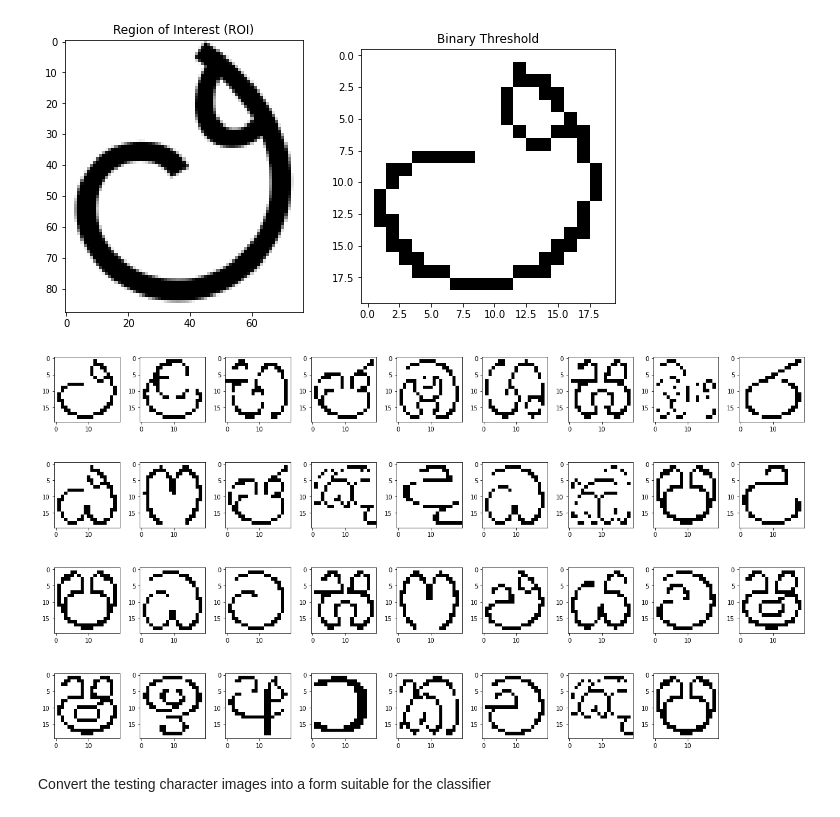
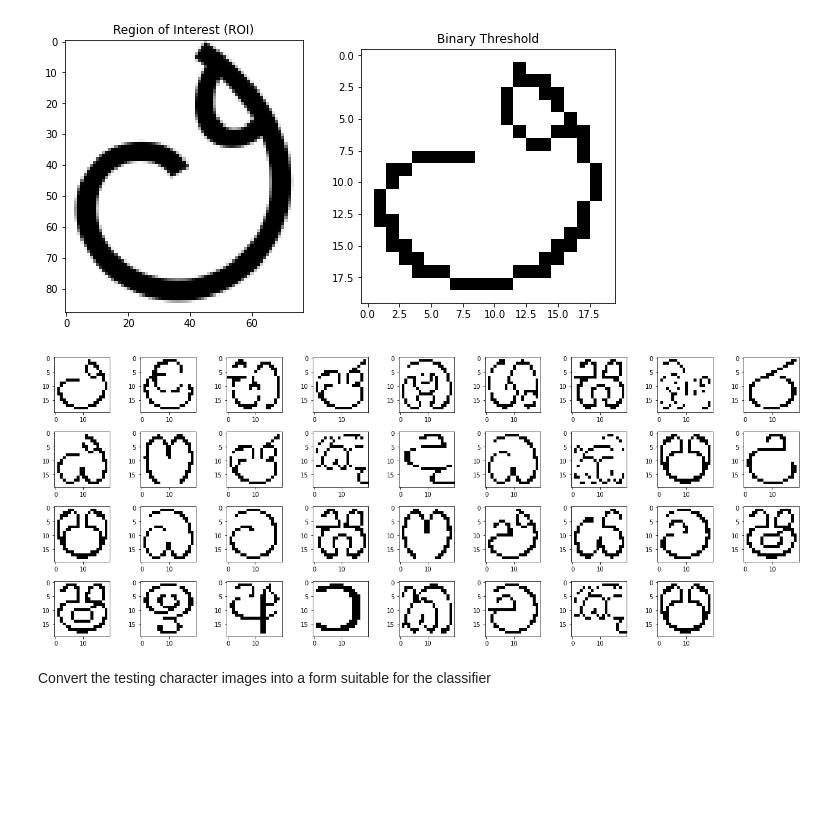
Before and after one commit to TomMakesThings/Sinhala-Optical-Character-Recognition, a Jupyter notebook: SinhalaOCR.ipynb, the cells around one changed output. Drawn from its saved outputs; the diff is of its cells as text; code cells hidden in the pictures; blank space fills up the shorter version.

```diff
--- a/SinhalaOCR.ipynb
+++ b/SinhalaOCR.ipynb
@@ -512,9 +516,9 @@ for i in range(len(testing_file_paths)):
 # %%
 fig = plotLetters(letter_images = testing_image_letters[0][0],
                   n_cols = 9,
-                  fig_size = (18, 10))
+                  fig_size = (18, 7))
 # %% [output]
-[figure, old version]
+[figure, new version]
 # %% [markdown]
 Convert the testing character images into a form suitable for the classifier
 # %%
```
Also changed, not shown: parts of 7 cells of this notebook.
